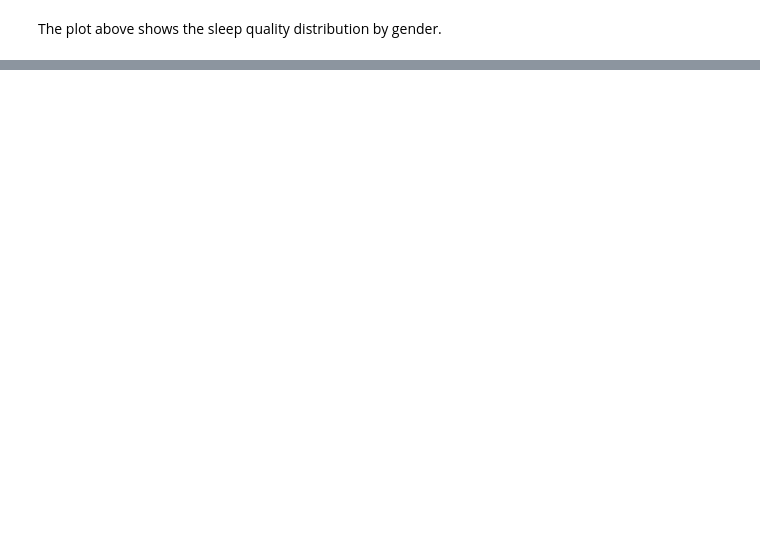
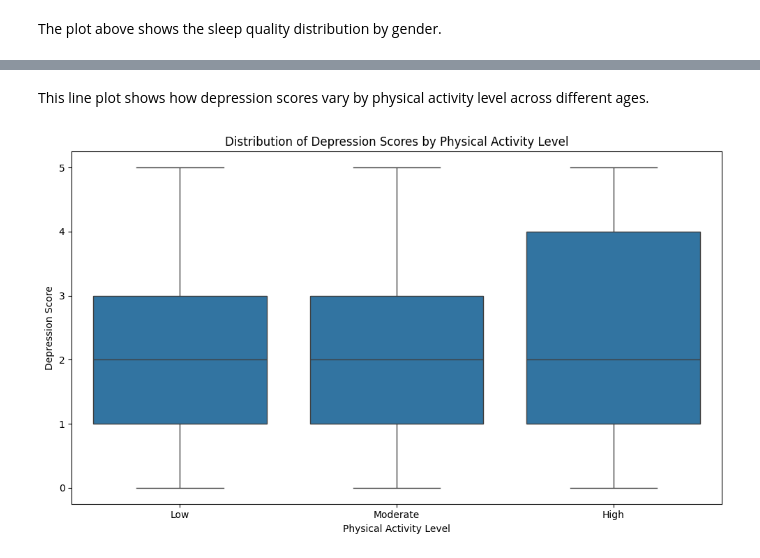
Before and after one commit to rebeccafalash/SI_618_project1, a Jupyter notebook: project1_v1.ipynb, the cells around one changed output, grey strips where cells are left out. Saved outputs shown, nothing was run; the diff lists cells and outputs as text; code cells hidden in the pictures; blank space fills up the shorter version.

```diff
--- a/project1_v1.ipynb
+++ b/project1_v1.ipynb
@@ -236,0 +265,17 @@ NameError: name 'df_MH' is not defined
+# %%
+df_MH['age_group'] = pd.cut(
+    df_MH['age'],
+    bins=[17, 20, 23, 26, 30],
+    labels=['18-20', '21-23', '24-26', '27+']
+)
+
+activity_depression_summary = (
+    df_MH.groupby(['age_group', 'physical_activity'])
+    .agg({
+        'depression_score': 'mean',
+        'gender': 'count'
+    })
+    .rename(columns={'gender': 'sample_size'})
+    .reset_index()
+)
+display(activity_depression_summary)
@@ -332,0 +419,19 @@ The plot above shows the sleep quality distribution by gender.
+# %% [markdown]
+This line plot shows how depression scores vary by physical activity level across different ages.
+# %%
+plt.figure(figsize=(10, 6))
+
+sns.boxplot(
+    data=df_MH,
+    x="physical_activity",
+    y="depression_score",
+    order=["Low", "Moderate", "High"]
+)
+
+plt.title("Distribution of Depression Scores by Physical Activity Level")
+plt.xlabel("Physical Activity Level")
+plt.ylabel("Depression Score")
+plt.tight_layout()
+plt.show()
+# %% [output]
+[figure, added]
```
Also changed, not shown: parts of 17 cells of this notebook.
